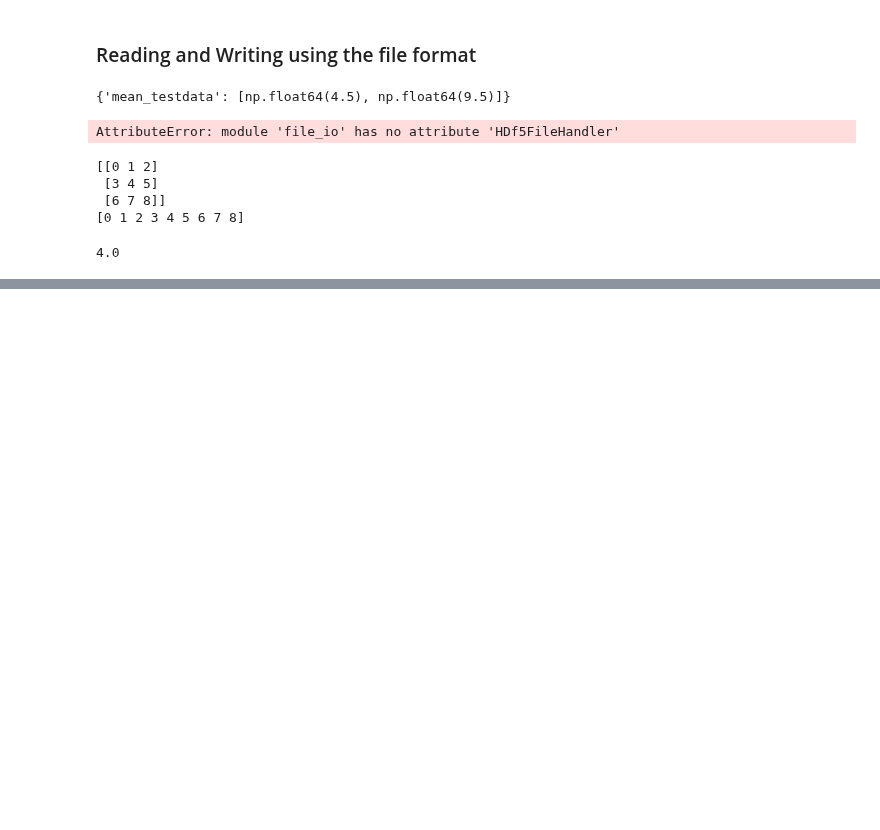
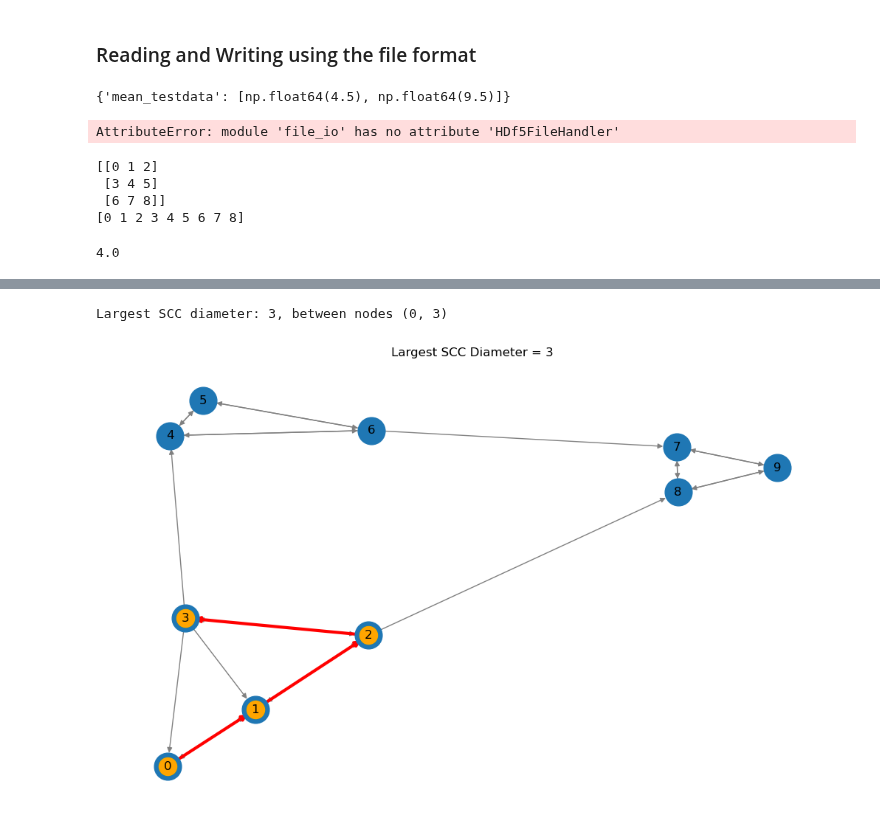
Before and after one commit to seyfdall/Thinned_Rescomp, a Jupyter notebook: fletch_scratch.ipynb, the cells around one changed output, grey strips where cells are left out. Drawn from its saved outputs; the diff is of its cells as text; code cells hidden in the pictures; blank space fills up the shorter version.

```diff
--- a/fletch_scratch.ipynb
+++ b/fletch_scratch.ipynb
@@ -190,0 +276,72 @@ print(c)
+# %%
+# Create directed graph
+G = nx.DiGraph()
+
+# ===== SCC 1 (diameter = 3) =====
+# Nodes 0,1,2,3
+# Path: 0->1->2->3 and fully connected back edges to make it strongly connected
+scc1 = [0, 1, 2, 3]
+G.add_edges_from([
+    (0,1), (1,2), (2,3),  # linear chain gives diameter 3
+    (1,0), (2,0), (3,0),  # back edges to make it strongly connected
+    (2,1), (3,1), (3,2)   # more back edges to ensure SCC
+])
+
+# ===== SCC 2 (fully connected, small diameter) =====
+scc2 = [4, 5, 6]
+for u in scc2:
+    for v in scc2:
+        if u != v:
+            G.add_edge(u,v)
+
+# ===== SCC 3 (fully connected, small diameter) =====
+scc3 = [7, 8, 9]
+for u in scc3:
+    for v in scc3:
+        if u != v:
+            G.add_edge(u,v)
+
+# ===== Inter-SCC edges =====
+G.add_edge(3,4)  # SCC1 -> SCC2
+G.add_edge(6,7)  # SCC2 -> SCC3
+G.add_edge(2,8)  # SCC1 -> SCC2
+
+# ===== Find largest SCC =====
+sccs = list(nx.strongly_connected_components(G))
+largest_scc = max(sccs, key=len)
+G_scc = G.subgraph(largest_scc).copy()
+
+# ===== Compute diameter of largest SCC =====
+lengths = dict(nx.all_pairs_shortest_path_length(G_scc))
+max_len = 0
+max_pair = (None, None)
+for u in lengths:
+    for v, d in lengths[u].items():
+        if d > max_len:
+            max_len = d
+            max_pair = (u,v)
+
+print(f"Largest SCC diameter: {max_len}, between nodes {max_pair}")
+
+# Get the path for diameter
+diameter_path = nx.shortest_path(G_scc, source=max_pair[0], target=max_pair[1])
+
+# ===== Draw the graph =====
+plt.figure(figsize=(10,6))
+pos = nx.spring_layout(G, seed=10)
+
+# Draw all nodes lightly
+nx.draw(G, pos, with_labels=True, node_color='tab:blue', edge_color='gray', node_size=700)
+
+# Highlight nodes in largest SCC
+nx.draw_networkx_nodes(G, pos, nodelist=largest_scc, node_color='tab:green')
+
+# Highlight diameter path
+nx.draw_networkx_nodes(G, pos, nodelist=diameter_path, node_color='orange')
+nx.draw_networkx_edges(G, pos, edgelist=list(zip(diameter_path, diameter_path[1:])), width=3, edge_color='red')
+
+plt.title(f"Largest SCC Diameter = {max_len}")
+plt.show()
+# %% [output]
+Largest SCC diameter: 3, between nodes (0, 3)
+[figure, added]
```
Also changed, not shown: parts of 14 cells of this notebook, 3 other files.
